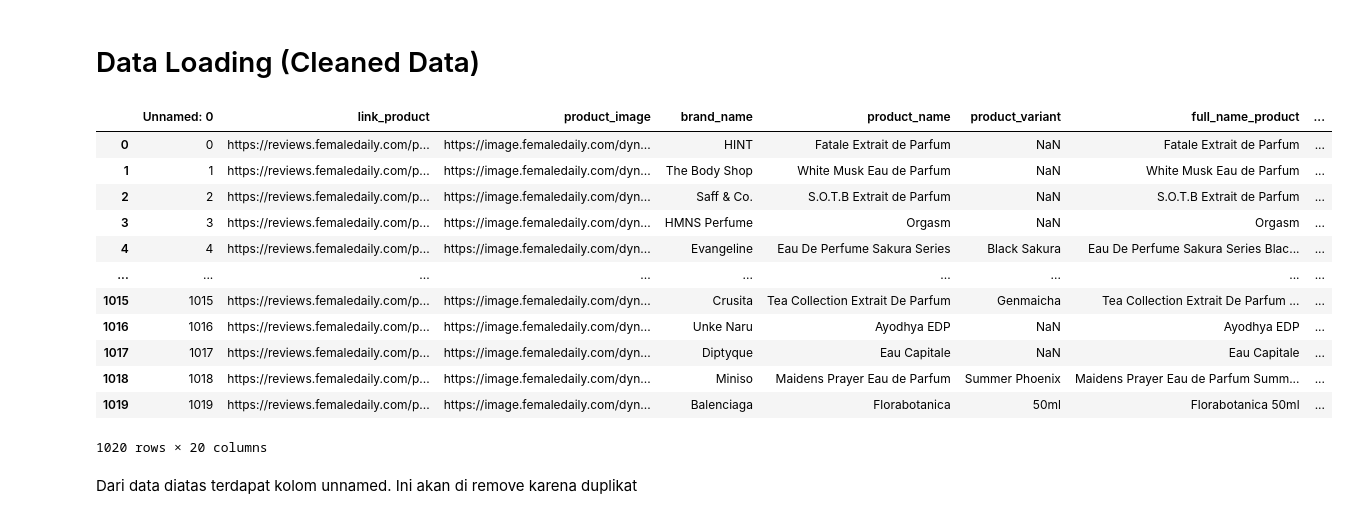
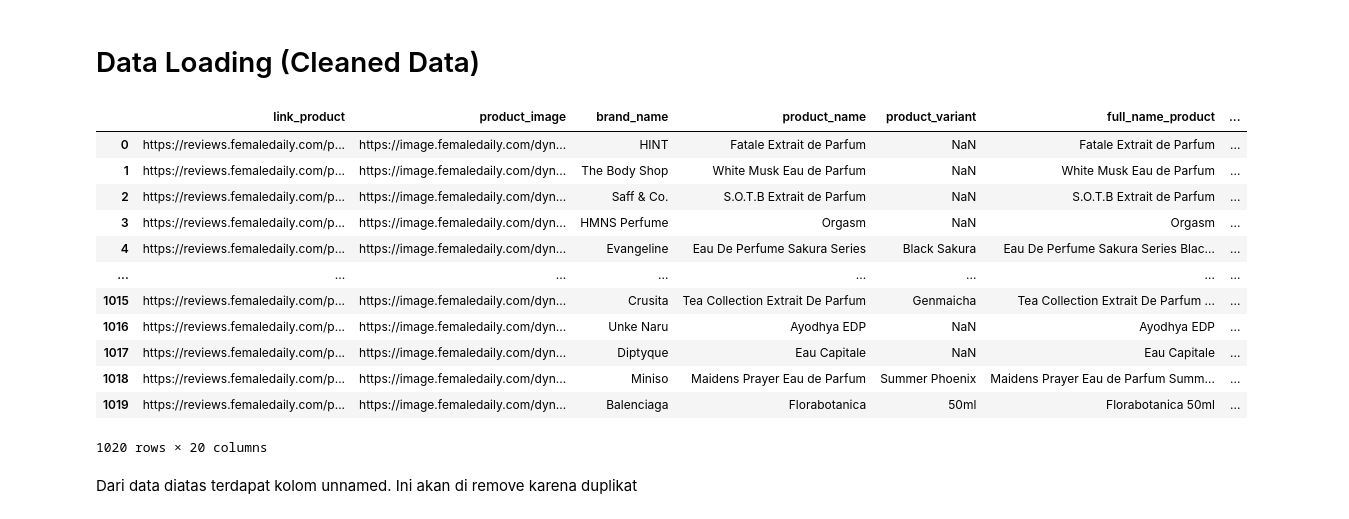
Before and after one commit to FTDS-assignment-bay/p2-final-project-ftds-043-rmt-group-002, a Jupyter notebook: Final_Project_modeling.ipynb, the cells around one changed output. Saved outputs shown, nothing was run; the diff lists cells and outputs as text; code cells hidden in the pictures.

Commit message:
update Final_Project_modeling.ipynb
fix dataset used

```diff
--- a/Final_Project_modeling.ipynb
+++ b/Final_Project_modeling.ipynb
@@ -54,21 +82,21 @@ from nltk.stem import PorterStemmer
 # Data Loading (Cleaned Data)
 # %%
 #load data from CSV file
-df = pd.read_csv('file_bersih_final_project.csv')
+df = pd.read_csv('file_final_combined_clean.csv')
 df
 # %% [output]
-|  | Unnamed: 0 | link_product | product_image | brand_name | product_name | product_variant | full_name_product | ... |
-| 0 | 0 | https://reviews.femaledaily.com/p... | https://image.femaledaily.com/dyn... | HINT | Fatale Extrait de Parfum | NaN | Fatale Extrait de Parfum | ... |
-| 1 | 1 | https://reviews.femaledaily.com/p... | https://image.femaledaily.com/dyn... | The Body Shop | White Musk Eau de Parfum | NaN | White Musk Eau de Parfum | ... |
-| 2 | 2 | https://reviews.femaledaily.com/p... | https://image.femaledaily.com/dyn... | Saff & Co. | S.O.T.B Extrait de Parfum | NaN | S.O.T.B Extrait de Parfum | ... |
-| 3 | 3 | https://reviews.femaledaily.com/p... | https://image.femaledaily.com/dyn... | HMNS Perfume | Orgasm | NaN | Orgasm | ... |
-| 4 | 4 | https://reviews.femaledaily.com/p... | https://image.femaledaily.com/dyn... | Evangeline | Eau De Perfume Sakura Series | Black Sakura | Eau De Perfume Sakura Series Blac... | ... |
-| ... | ... | ... | ... | ... | ... | ... | ... | ... |
-| 1015 | 1015 | https://reviews.femaledaily.com/p... | https://image.femaledaily.com/dyn... | Crusita | Tea Collection Extrait De Parfum | Genmaicha | Tea Collection Extrait De Parfum ... | ... |
-| 1016 | 1016 | https://reviews.femaledaily.com/p... | https://image.femaledaily.com/dyn... | Unke Naru | Ayodhya EDP | NaN | Ayodhya EDP | ... |
-| 1017 | 1017 | https://reviews.femaledaily.com/p... | https://image.femaledaily.com/dyn... | Diptyque | Eau Capitale | NaN | Eau Capitale | ... |
-| 1018 | 1018 | https://reviews.femaledaily.com/p... | https://image.femaledaily.com/dyn... | Miniso | Maidens Prayer Eau de Parfum | Summer Phoenix | Maidens Prayer Eau de Parfum Summ... | ... |
-| 1019 | 1019 | https://reviews.femaledaily.com/p... | https://image.femaledaily.com/dyn... | Balenciaga | Florabotanica | 50ml | Florabotanica 50ml | ... |
+|  | link_product | product_image | brand_name | product_name | product_variant | full_name_product | ... |
+| 0 | https://reviews.femaledaily.com/p... | https://image.femaledaily.com/dyn... | HINT | Fatale Extrait de Parfum | NaN | Fatale Extrait de Parfum | ... |
+| 1 | https://reviews.femaledaily.com/p... | https://image.femaledaily.com/dyn... | The Body Shop | White Musk Eau de Parfum | NaN | White Musk Eau de Parfum | ... |
+| 2 | https://reviews.femaledaily.com/p... | https://image.femaledaily.com/dyn... | Saff & Co. | S.O.T.B Extrait de Parfum | NaN | S.O.T.B Extrait de Parfum | ... |
+| 3 | https://reviews.femaledaily.com/p... | https://image.femaledaily.com/dyn... | HMNS Perfume | Orgasm | NaN | Orgasm | ... |
+| 4 | https://reviews.femaledaily.com/p... | https://image.femaledaily.com/dyn... | Evangeline | Eau De Perfume Sakura Series | Black Sakura | Eau De Perfume Sakura Series Blac... | ... |
+| ... | ... | ... | ... | ... | ... | ... | ... |
+| 1015 | https://reviews.femaledaily.com/p... | https://image.femaledaily.com/dyn... | Crusita | Tea Collection Extrait De Parfum | Genmaicha | Tea Collection Extrait De Parfum ... | ... |
+| 1016 | https://reviews.femaledaily.com/p... | https://image.femaledaily.com/dyn... | Unke Naru | Ayodhya EDP | NaN | Ayodhya EDP | ... |
+| 1017 | https://reviews.femaledaily.com/p... | https://image.femaledaily.com/dyn... | Diptyque | Eau Capitale | NaN | Eau Capitale | ... |
+| 1018 | https://reviews.femaledaily.com/p... | https://image.femaledaily.com/dyn... | Miniso | Maidens Prayer Eau de Parfum | Summer Phoenix | Maidens Prayer Eau de Parfum Summ... | ... |
+| 1019 | https://reviews.femaledaily.com/p... | https://image.femaledaily.com/dyn... | Balenciaga | Florabotanica | 50ml | Florabotanica 50ml | ... |
 1020 rows × 20 columns
 # %% [markdown]
 Dari data diatas terdapat kolom unnamed. Ini akan di remove karena duplikat
```
Also changed, not shown: parts of 15 cells of this notebook.
